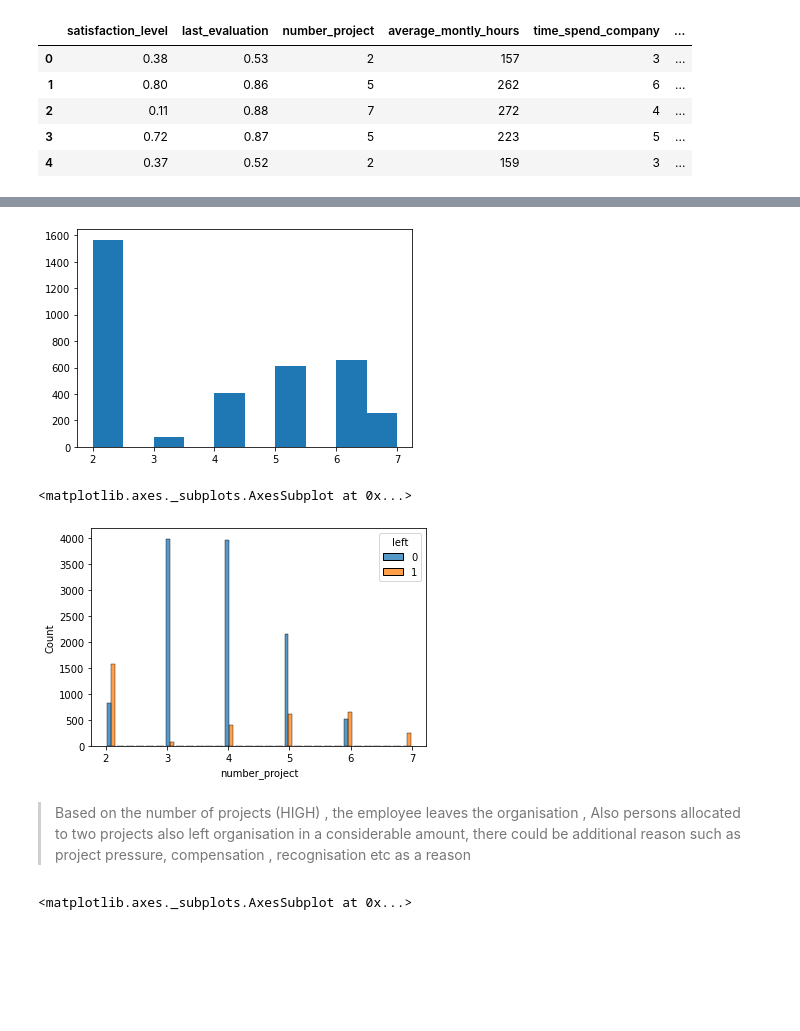
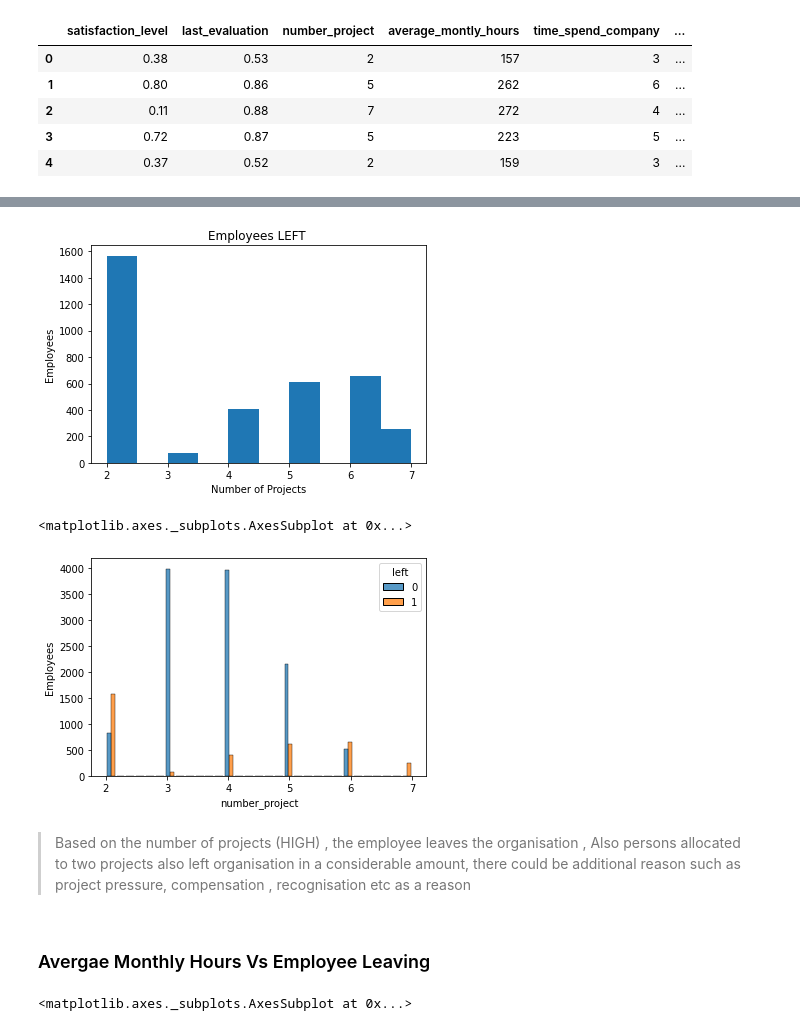
Before and after one commit to PrabaKDataScience/DS_Projects, a Jupyter notebook: hr_analytics.ipynb, the cells around one changed output, grey strips where cells are left out. Cells and saved outputs as stored; diff of their text form; code cells hidden in the pictures; blank space fills up the shorter version.

```diff
--- a/hr_analytics.ipynb
+++ b/hr_analytics.ipynb
@@ -59,15 +97,22 @@ plt.hist(df.loc[df.left!=1]['number_project'],bins=10);
 # %%
+plt.title('Employees LEFT ')
+plt.ylabel('Employees')
+plt.xlabel('Number of Projects')
 plt.hist(df.loc[df.left==1]['number_project'],bins=10,);
 # %% [output]
-[figure, old version]
+[figure, new version]
 # %%
+# In order to compare we need to combine the above two plots
 import seaborn as sns
+plt.ylabel('Employees')
 sns.histplot(data=df, x="number_project", hue="left",multiple="dodge", shrink=.8)
 # %% [output]
 <matplotlib.axes._subplots.AxesSubplot at 0x...>
-[figure, old version]
+[figure, new version]
 # %% [markdown]
 > Based on the number of projects (HIGH) , the employee leaves the organisation , Also persons allocated to two projects also left organisation in a considerable amount, there could be additional reason such as project pressure, compensation , recognisation etc as a reason
+# %% [markdown]
+### Avergae Monthly Hours Vs Employee Leaving
 # %%
 sns.histplot(data=df, x="average_montly_hours", hue="left",element='poly')
 # %% [output]
```
Also changed, not shown: parts of 44 cells of this notebook.
